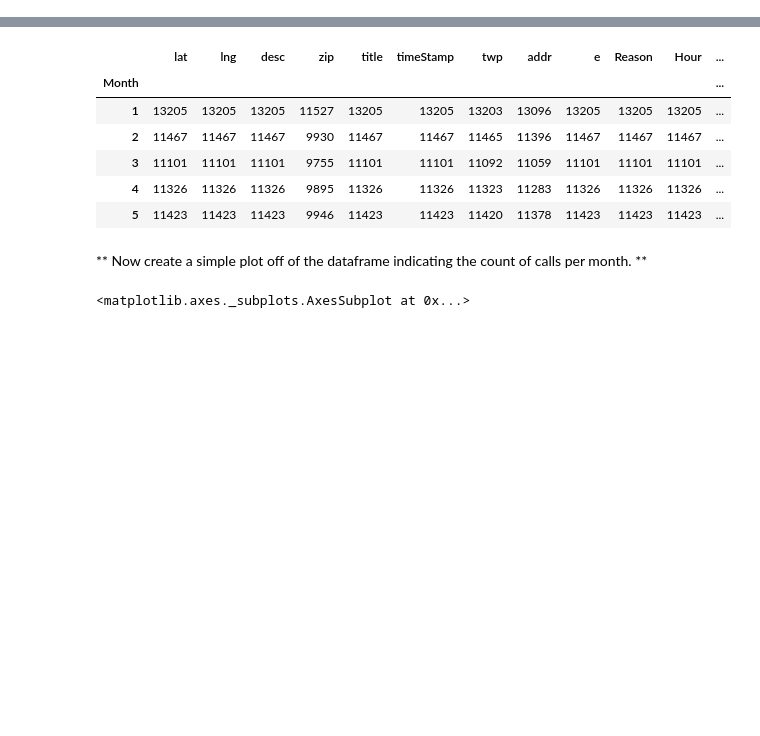
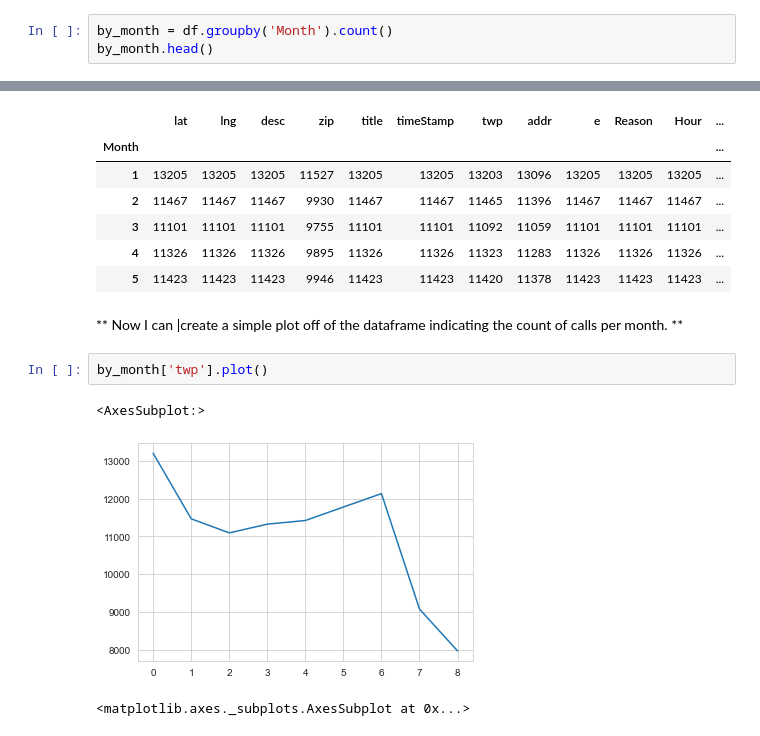
Before and after one commit to adfelt/911-Calls-Project, a Jupyter notebook: 911 Calls Data Capstone Project.ipynb, the cells around one changed output, grey strips where cells are left out. Cells and saved outputs as stored; diff of their text form; blank space fills up the shorter version.

```diff
--- a/911 Calls Data Capstone Project.ipynb
+++ b/911 Calls Data Capstone Project.ipynb
@@ -198,0 +200,3 @@ _____
+# %%
+by_month = df.groupby('Month').count()
+by_month.head()
@@ -206,7 +218,12 @@ _____
 | 4 | 11326 | 11326 | 11326 | 9895 | 11326 | 11326 | 11323 | 11283 | 11326 | 11326 | 11326 | ... |
 | 5 | 11423 | 11423 | 11423 | 9946 | 11423 | 11423 | 11420 | 11378 | 11423 | 11423 | 11423 | ... |
 # %% [markdown]
-** Now create a simple plot off of the dataframe indicating the count of calls per month. **
+** Now I can |create a simple plot off of the dataframe indicating the count of calls per month. **
+# %%
+by_month['twp'].plot()
+# %% [output]
+<AxesSubplot:>
+[figure, added]
 # %%
 # %% [output]
 <matplotlib.axes._subplots.AxesSubplot at 0x...>
```
Also changed, not shown: parts of 9 cells of this notebook.
